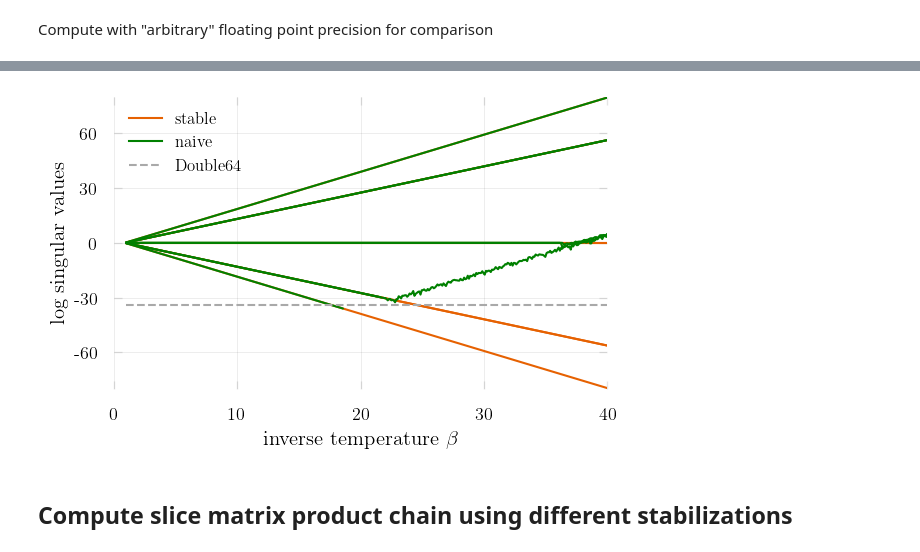
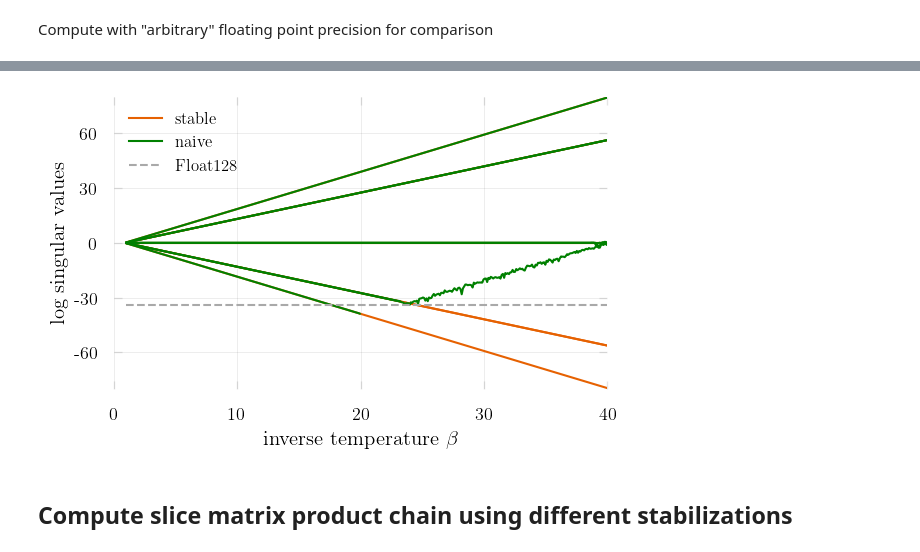
Before and after one commit to carstenbauer/StableDQMC.jl, a Jupyter notebook: notebooks/analysis.ipynb, the cells around one changed output, grey strips where cells are left out. Cells and saved outputs as stored; diff of their text form; code cells hidden in the pictures.

Commit message:
scipost + float128

```diff
--- a/notebooks/analysis.ipynb
+++ b/notebooks/analysis.ipynb
@@ -140,18 +147,18 @@ savefig("../paper/figures/naive_vs_stable.pdf")
 # %%
-Bdb64 = Double64.(B0)
-svs_naive = calc_Bchain(Bdb64, N)[2];
+Bfloat128 = Float128.(B0)
+svs_naive = calc_Bchain(Bfloat128, N)[2];
 # %%
 plot(betas, svs_genericsvd, color="#E66101", labels = reshape(["stable", "", "","", "","", "", ""], (1,8)))
 plot!(betas, svs_naive, color=:green, labels = reshape(["naive", "", "","", "","", "", ""], (1,8)))
-plot!(1:40, fill(-34, 40), color=:darkgray, linestyle=:dash, label = "Double64")
+plot!(1:40, fill(-log10(2.0^113), 40), color=:darkgray, linestyle=:dash, label = "Float128")
 
 ylabel!("log singular values")
 xlabel!(L"inverse temperature $\beta$")
 ylims!(-80, 80)
 xlims!((0., 40.))
-savefig("../paper/figures/naive_vs_stable_db64.pdf")
+savefig("../paper/figures/naive_vs_stable_float128.pdf")
 # %% [output]
-[figure, old version]
+[figure, new version]
 # %% [markdown]
 ## Compute slice matrix product chain using different stabilizations
 # %%
```
Also changed, not shown: parts of 4 cells of this notebook, 10 other files.
